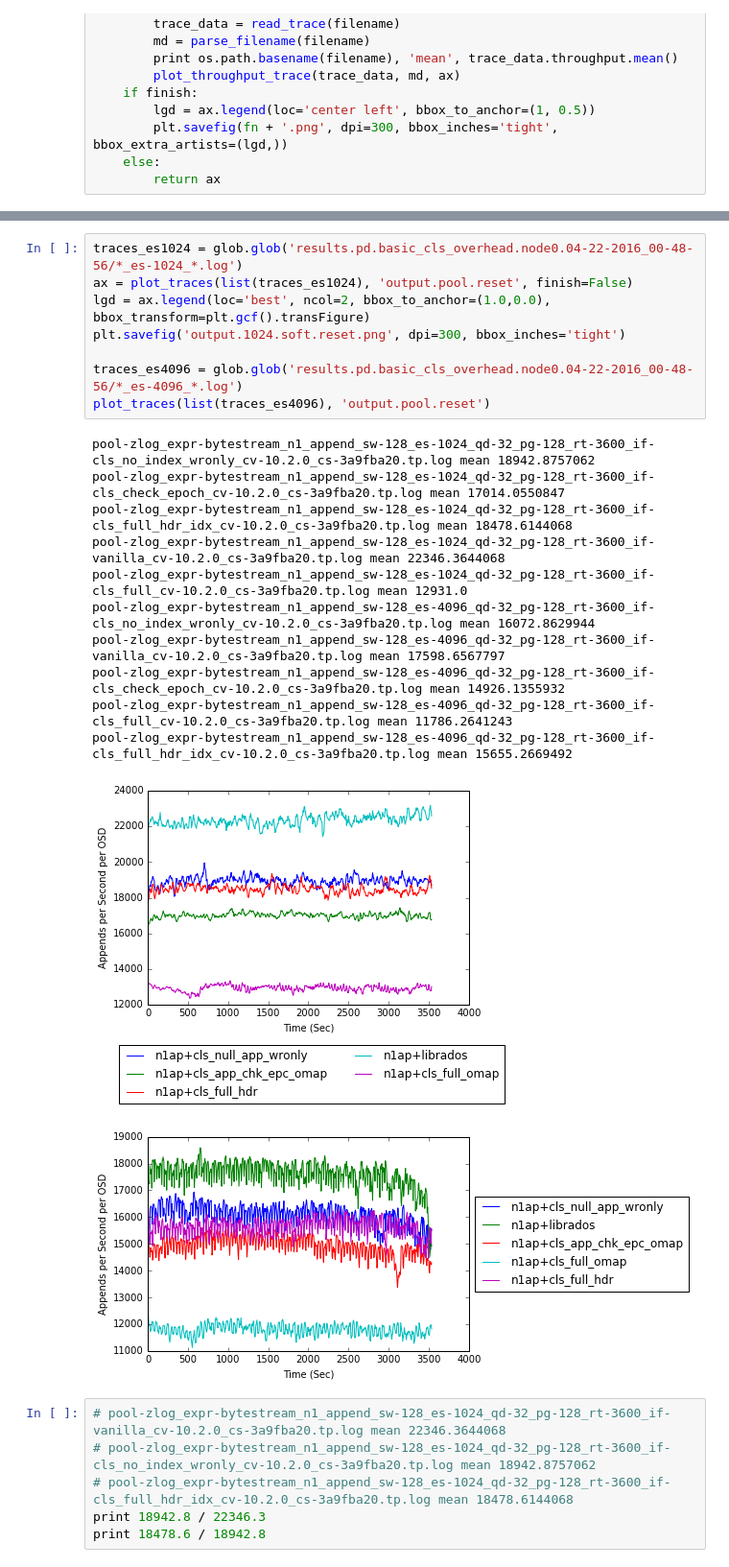
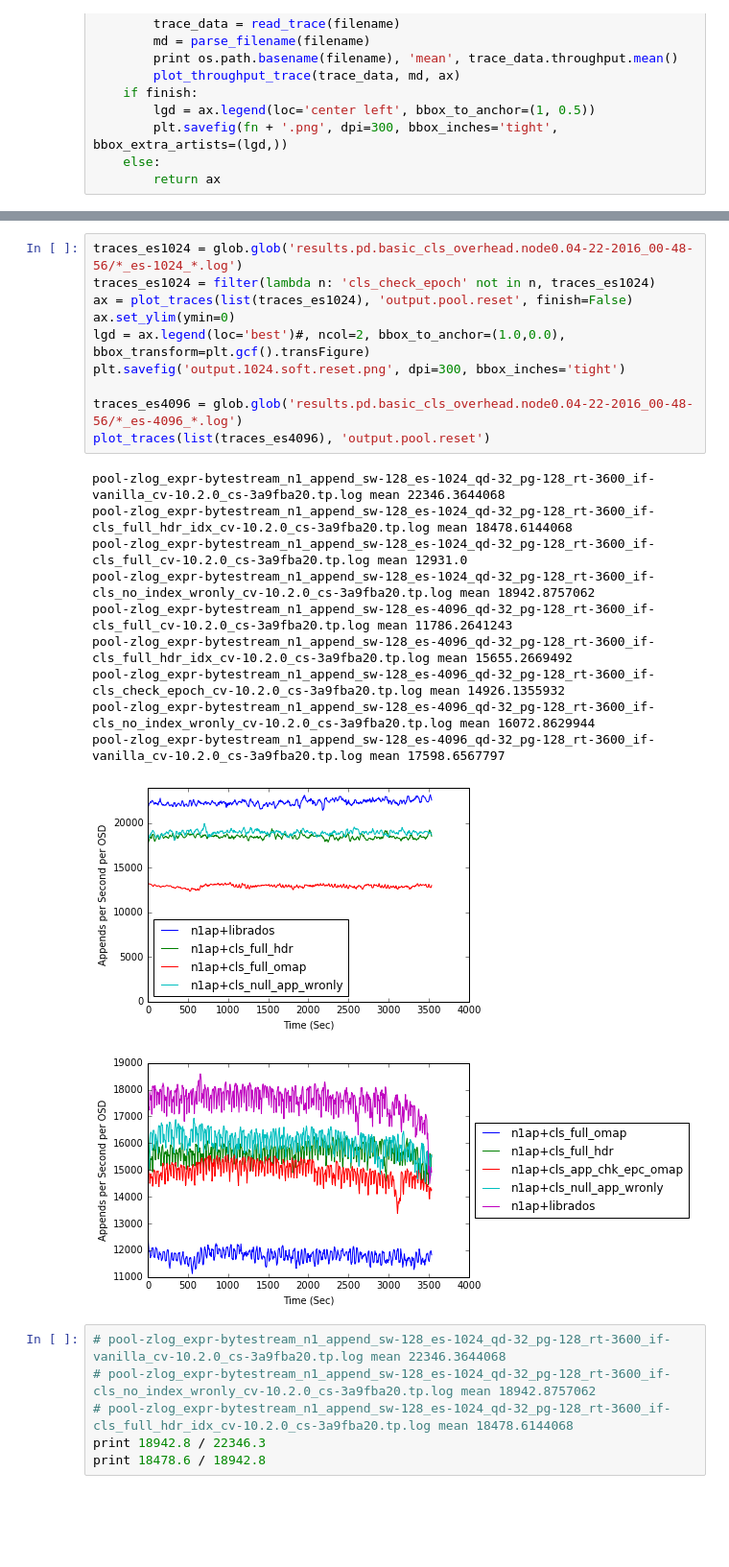
Before and after one commit to michaelsevilla/zlog-popper, a Jupyter notebook: experiments/basic-cls-overhead/visualize.ipynb, the cells around one changed output, grey strips where cells are left out. Shown at 96% size. Saved outputs shown, nothing was run; the diff lists cells and outputs as text; blank space fills up the shorter version.

```diff
--- a/experiments/basic-cls-overhead/visualize.ipynb
+++ b/experiments/basic-cls-overhead/visualize.ipynb
@@ -95,24 +95,25 @@ pool-zlog_expr-bytestream_n1_append_sw-128_es-1024_qd-16_pg-128_rt-120_if-cls_ch
 # %%
 traces_es1024 = glob.glob('results.pd.basic_cls_overhead.node0.04-22-2016_00-48-56/*_es-1024_*.log')
+traces_es1024 = filter(lambda n: 'cls_check_epoch' not in n, traces_es1024)
 ax = plot_traces(list(traces_es1024), 'output.pool.reset', finish=False)
-lgd = ax.legend(loc='best', ncol=2, bbox_to_anchor=(1.0,0.0), bbox_transform=plt.gcf().transFigure)
+ax.set_ylim(ymin=0)
+lgd = ax.legend(loc='best')#, ncol=2, bbox_to_anchor=(1.0,0.0), bbox_transform=plt.gcf().transFigure)
 plt.savefig('output.1024.soft.reset.png', dpi=300, bbox_inches='tight')
 
 traces_es4096 = glob.glob('results.pd.basic_cls_overhead.node0.04-22-2016_00-48-56/*_es-4096_*.log')
 plot_traces(list(traces_es4096), 'output.pool.reset')
 # %% [output]
+pool-zlog_expr-bytestream_n1_append_sw-128_es-1024_qd-32_pg-128_rt-3600_if-vanilla_cv-10.2.0_cs-3a9fba20.tp.log mean 22346.3644068
+pool-zlog_expr-bytestream_n1_append_sw-128_es-1024_qd-32_pg-128_rt-3600_if-cls_full_hdr_idx_cv-10.2.0_cs-3a9fba20.tp.log mean 18478.6144068
+pool-zlog_expr-bytestream_n1_append_sw-128_es-1024_qd-32_pg-128_rt-3600_if-cls_full_cv-10.2.0_cs-3a9fba20.tp.log mean 12931.0
 pool-zlog_expr-bytestream_n1_append_sw-128_es-1024_qd-32_pg-128_rt-3600_if-cls_no_index_wronly_cv-10.2.0_cs-3a9fba20.tp.log mean 18942.8757062
-pool-zlog_expr-bytestream_n1_append_sw-128_es-1024_qd-32_pg-128_rt-3600_if-cls_check_epoch_cv-10.2.0_cs-3a9fba20.tp.log mean 17014.0550847
-pool-zlog_expr-bytestream_n1_append_sw-128_es-1024_qd-32_pg-128_rt-3600_if-cls_full_hdr_idx_cv-10.2.0_cs-3a9fba20.tp.log mean 18478.6144068
-pool-zlog_expr-bytestream_n1_append_sw-128_es-1024_qd-32_pg-128_rt-3600_if-vanilla_cv-10.2.0_cs-3a9fba20.tp.log mean 22346.3644068
-pool-zlog_expr-bytestream_n1_append_sw-128_es-1024_qd-32_pg-128_rt-3600_if-cls_full_cv-10.2.0_cs-3a9fba20.tp.log mean 12931.0
+pool-zlog_expr-bytestream_n1_append_sw-128_es-4096_qd-32_pg-128_rt-3600_if-cls_full_cv-10.2.0_cs-3a9fba20.tp.log mean 11786.2641243
+pool-zlog_expr-bytestream_n1_append_sw-128_es-4096_qd-32_pg-128_rt-3600_if-cls_full_hdr_idx_cv-10.2.0_cs-3a9fba20.tp.log mean 15655.2669492
+pool-zlog_expr-bytestream_n1_append_sw-128_es-4096_qd-32_pg-128_rt-3600_if-cls_check_epoch_cv-10.2.0_cs-3a9fba20.tp.log mean 14926.1355932
 pool-zlog_expr-bytestream_n1_append_sw-128_es-4096_qd-32_pg-128_rt-3600_if-cls_no_index_wronly_cv-10.2.0_cs-3a9fba20.tp.log mean 16072.8629944
 pool-zlog_expr-bytestream_n1_append_sw-128_es-4096_qd-32_pg-128_rt-3600_if-vanilla_cv-10.2.0_cs-3a9fba20.tp.log mean 17598.6567797
-pool-zlog_expr-bytestream_n1_append_sw-128_es-4096_qd-32_pg-128_rt-3600_if-cls_check_epoch_cv-10.2.0_cs-3a9fba20.tp.log mean 14926.1355932
-pool-zlog_expr-bytestream_n1_append_sw-128_es-4096_qd-32_pg-128_rt-3600_if-cls_full_cv-10.2.0_cs-3a9fba20.tp.log mean 11786.2641243
-pool-zlog_expr-bytestream_n1_append_sw-128_es-4096_qd-32_pg-128_rt-3600_if-cls_full_hdr_idx_cv-10.2.0_cs-3a9fba20.tp.log mean 15655.2669492
-[figure, old version]
+[figure, new version]
-[figure, old version]
+[figure, new version]
 # %%
 # pool-zlog_expr-bytestream_n1_append_sw-128_es-1024_qd-32_pg-128_rt-3600_if-vanilla_cv-10.2.0_cs-3a9fba20.tp.log mean 22346.3644068
 # pool-zlog_expr-bytestream_n1_append_sw-128_es-1024_qd-32_pg-128_rt-3600_if-cls_no_index_wronly_cv-10.2.0_cs-3a9fba20.tp.log mean 18942.8757062
```
Also changed, not shown: parts of 1 cell of this notebook, 3 other files.
